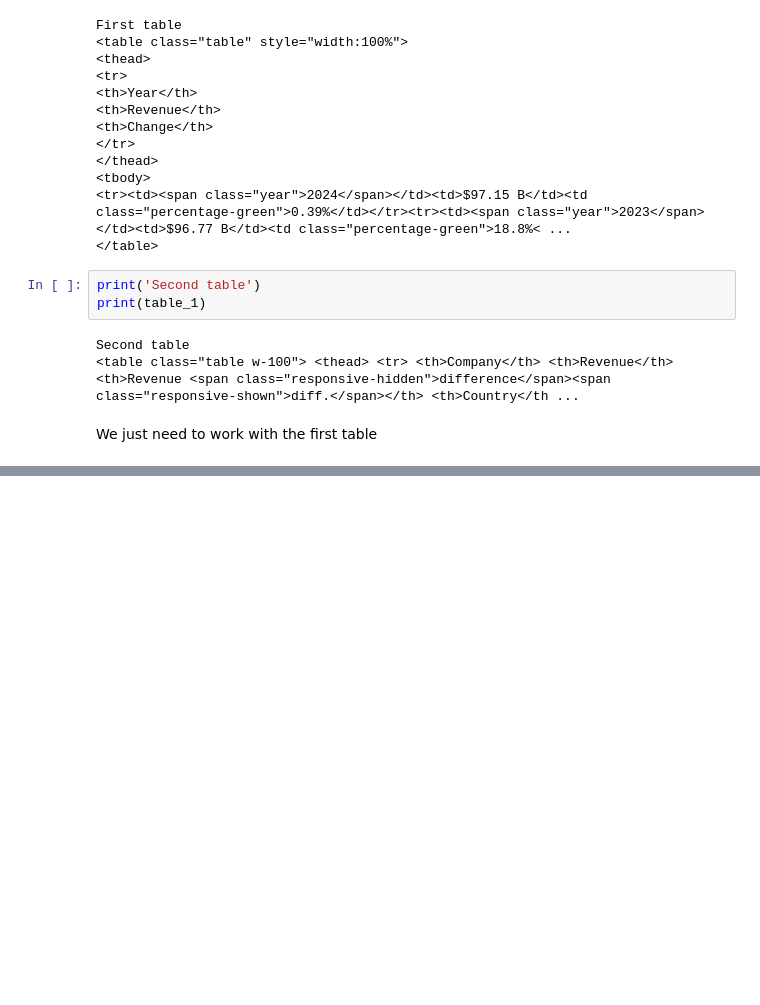
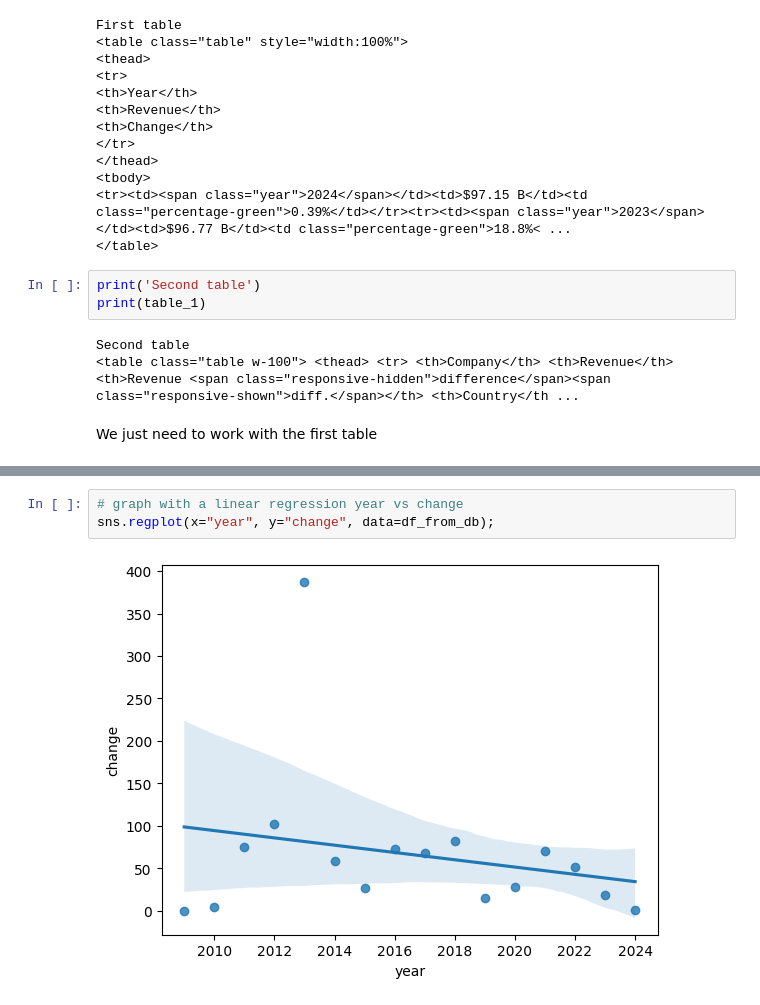
Before and after one commit to 4GeeksAcademy/alejandroNovellino-web-scraping-project-tutorial, a Jupyter notebook: src/explore.ipynb, the cells around one changed output, grey strips where cells are left out. Drawn from its saved outputs; the diff is of its cells as text; blank space fills up the shorter version.

```diff
--- a/src/explore.ipynb
+++ b/src/explore.ipynb
@@ -104,0 +134,5 @@ df
+# %%
+# graph with a linear regression year vs change
+sns.regplot(x="year", y="change", data=df_from_db);
+# %% [output]
+[figure, added]
```
Also changed, not shown: parts of 12 cells of this notebook, 2 other files.
